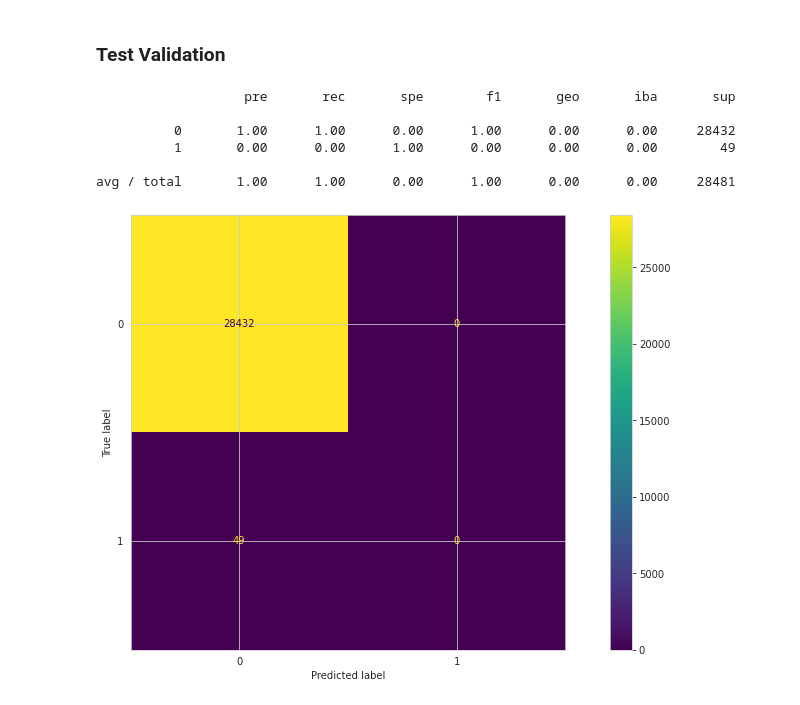
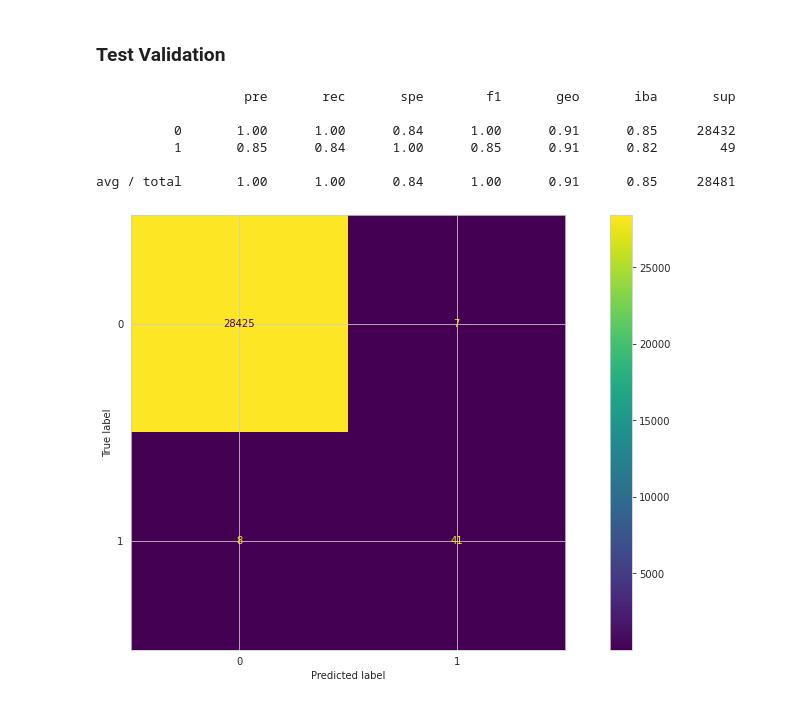
Before and after one commit to josumsc/credit-card-fraud-detection, a Jupyter notebook: src/credit_card_fraud_detection.ipynb, the cells around one changed output. Cells and saved outputs as stored; diff of their text form; code cells hidden in the pictures.

```diff
--- a/src/credit_card_fraud_detection.ipynb
+++ b/src/credit_card_fraud_detection.ipynb
@@ -407,7 +411,7 @@ for metric, values in rfor_smote_model_scores.items():
 ### XGBoost
 # %%
 xgb_param_grid = {
-    'n_estimators': [50, 100, 200]
+    'n_estimators': [50, 100, 200],
     'min_child_weight': [1, 5, 10],
     'gamma': [0.5, 1, 1.5, 2, 5],
     'subsample': [0.6, 0.8, 1.0],
@@ -458,7 +486,7 @@ xgb_smote_model_scores = {
     "roc_auc": [],
 }
 
-xgb_smote_model_grid = RandomizedSearchCV(
+xgb_smote_grid = RandomizedSearchCV(
     xgb.XGBClassifier(objective='binary:logistic', silent=True),
     param_distributions=xgb_param_grid,
     n_iter=4,
@@ -466,12 +494,12 @@ xgb_smote_model_grid = RandomizedSearchCV(
 )
 
 for train_cv, test_cv in cv.split(X, y):
-    xgb_smote_model_grid = imblearn_make_pipeline(
+    smote_xgb_pipeline = imblearn_make_pipeline(
         SMOTE(),
-        xgb_rus_grid,
+        xgb_smote_grid,
     )
-    xgb_smote_model_grid.fit(X[train_cv], y[train_cv])
-    prediction = xgb_rus_grid.best_estimator_.predict(X[test_cv])
+    smote_xgb_pipeline.fit(X[train_cv], y[train_cv])
+    prediction = xgb_smote_grid.best_estimator_.predict(X[test_cv])
     xgb_smote_model_scores["accuracy"].append(accuracy_score(y[test_cv], prediction))
     xgb_smote_model_scores["precision"].append(precision_score(y[test_cv], prediction))
     xgb_smote_model_scores["recall"].append(recall_score(y[test_cv], prediction))
@@ -633,19 +718,19 @@ print("{:>12}: {:>12}".format("ROC AUC", roc_auc_score(y[test_cv], prediction>=0
 # %% [markdown]
 ### Test Validation
 # %%
-prediction = smote_dense_network.predict(test.drop("Class", axis=1))
+prediction = xgb_smote_grid.best_estimator_.predict(test.drop("Class", axis=1))
 # %%
-print(classification_report_imbalanced(test["Class"], prediction >= 0.5))
+print(classification_report_imbalanced(test["Class"], prediction))
 # %% [output]
                    pre       rec       spe        f1       geo       iba       sup
 
-          0       1.00      1.00      0.00      1.00      0.00      0.00     28432
-          1       0.00      0.00      1.00      0.00      0.00      0.00        49
+          0       1.00      1.00      0.84      1.00      0.91      0.85     28432
+          1       0.85      0.84      1.00      0.85      0.91      0.82        49
 
-avg / total       1.00      1.00      0.00      1.00      0.00      0.00     28481
+avg / total       1.00      1.00      0.84      1.00      0.91      0.85     28481
 # %%
 fig, ax = plt.subplots(figsize=(16, 8))
-ConfusionMatrixDisplay.from_predictions(test["Class"], prediction >= 0.5, ax=ax)
+ConfusionMatrixDisplay.from_predictions(test["Class"], prediction, ax=ax)
 plt.show()
 # %% [output]
-[figure, old version]
+[figure, new version]
```
Also changed, not shown: parts of 23 cells of this notebook.
